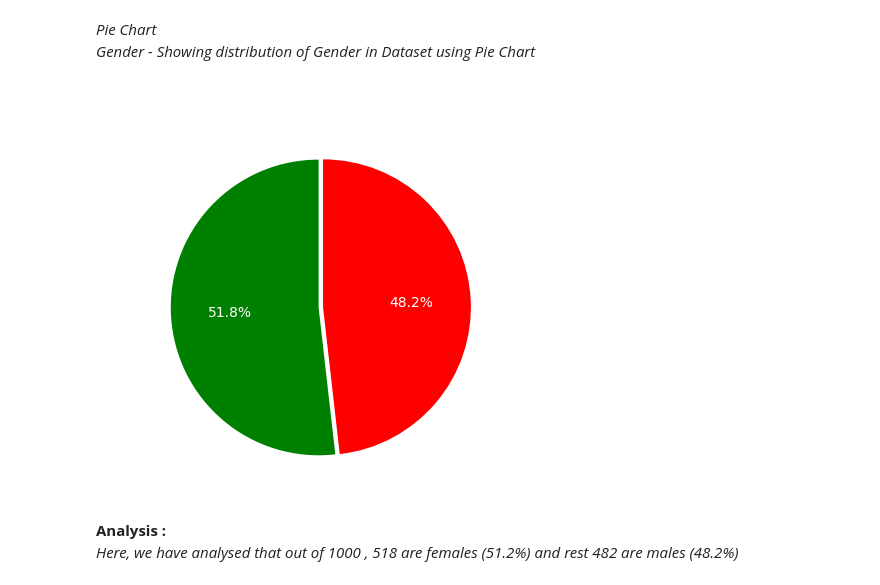
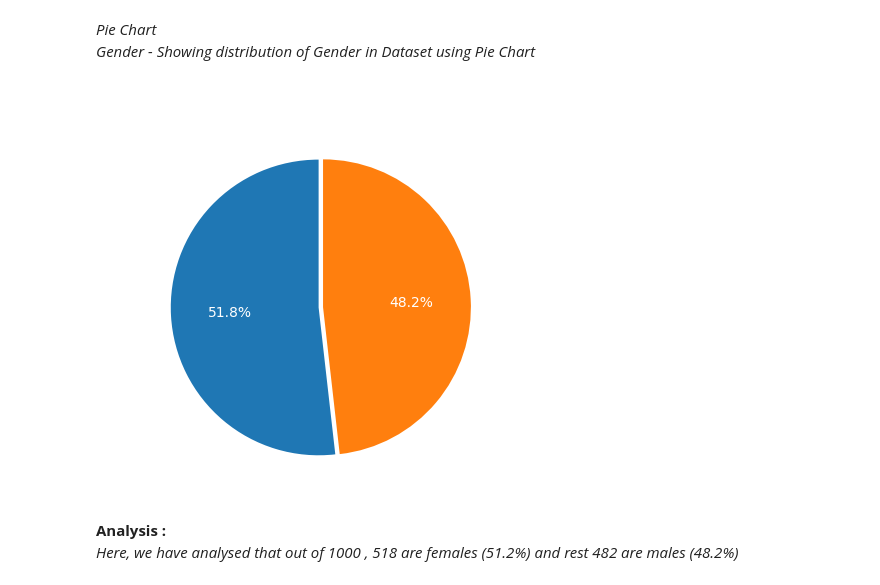
Before and after one commit to udaysingh21/Pandas-Project, a Jupyter notebook: STUDENT PERFORMANCE/analysis.ipynb, the cells around one changed output. Drawn from its saved outputs; the diff is of its cells as text; code cells hidden in the pictures.

```diff
--- a/STUDENT PERFORMANCE/analysis.ipynb
+++ b/STUDENT PERFORMANCE/analysis.ipynb
@@ -313,20 +313,20 @@ You can then use these fig and ax objects to create and customize your plots as
 # %%
 gender_count=df['gender'].value_counts()
 labels=['Female','Male']
 explode=(0.03,0)
 # print(gender_count)
 # print(type(gender_count))
 
 """plt.plot() creates the plots and stores them internally, while plt.show() is used to actually display those plots."""
 fig,ax=plt.subplots()
-ax.pie(gender_count, labels=labels, startangle=90, colors=['Green','Red'], autopct='%1.1f%%',textprops={'color': 'white'}, explode=explode)
+ax.pie(gender_count, labels=labels, startangle=90, autopct='%1.1f%%',textprops={'color': 'white'}, explode=explode)
 ax.set_title("Gender",fontsize=20)
 ax.title.set_color('white')
 fig.set_facecolor('none')
 
 plt.show()
 # %% [output]
-[figure, old version]
+[figure, new version]
 # %% [markdown]
 **Analysis :**
 *Here, we have analysed that out of 1000 , 518 are females (51.2%) and rest 482 are males (48.2%)*
```
Also changed, not shown: parts of 10 cells of this notebook.
